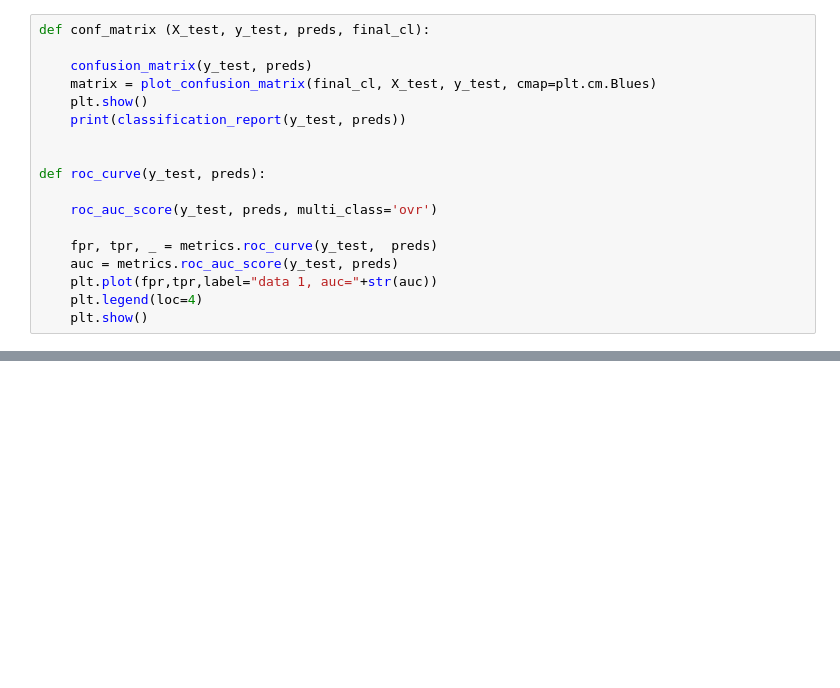
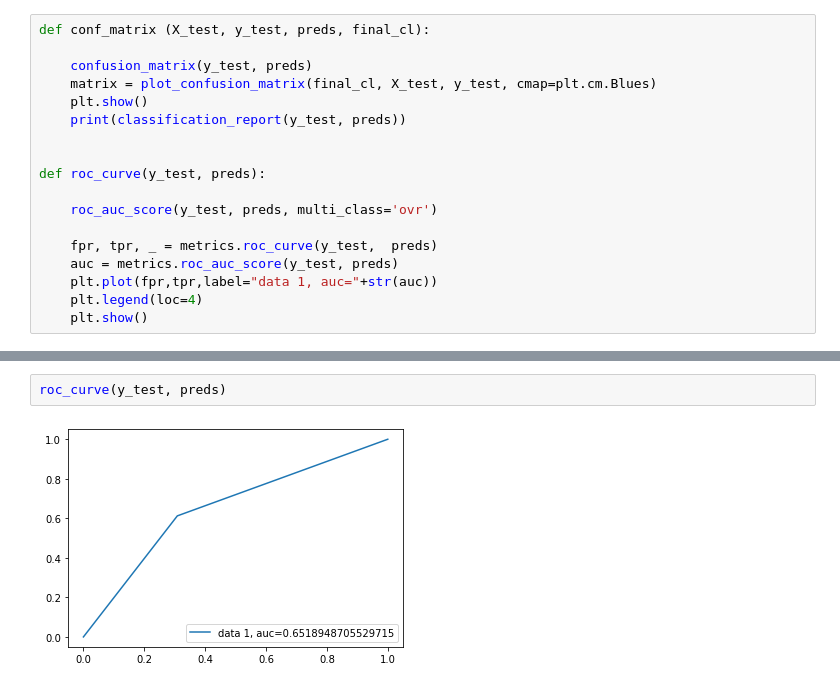
Before and after one commit to bielarnaud/Estudo_dados_de_covid, a Jupyter notebook: Codes/Teste - SVM.ipynb, the cells around one changed output, grey strips where cells are left out. Cells and saved outputs as stored; diff of their text form; blank space fills up the shorter version.

```diff
--- a/Codes/Teste - SVM.ipynb
+++ b/Codes/Teste - SVM.ipynb
@@ -3261,0 +484,4 @@ plt.show()
+# %%
+roc_curve(y_test, preds)
+# %% [output]
+[figure, added]
```
Also changed, not shown: parts of 320 cells of this notebook, 1 other file.
